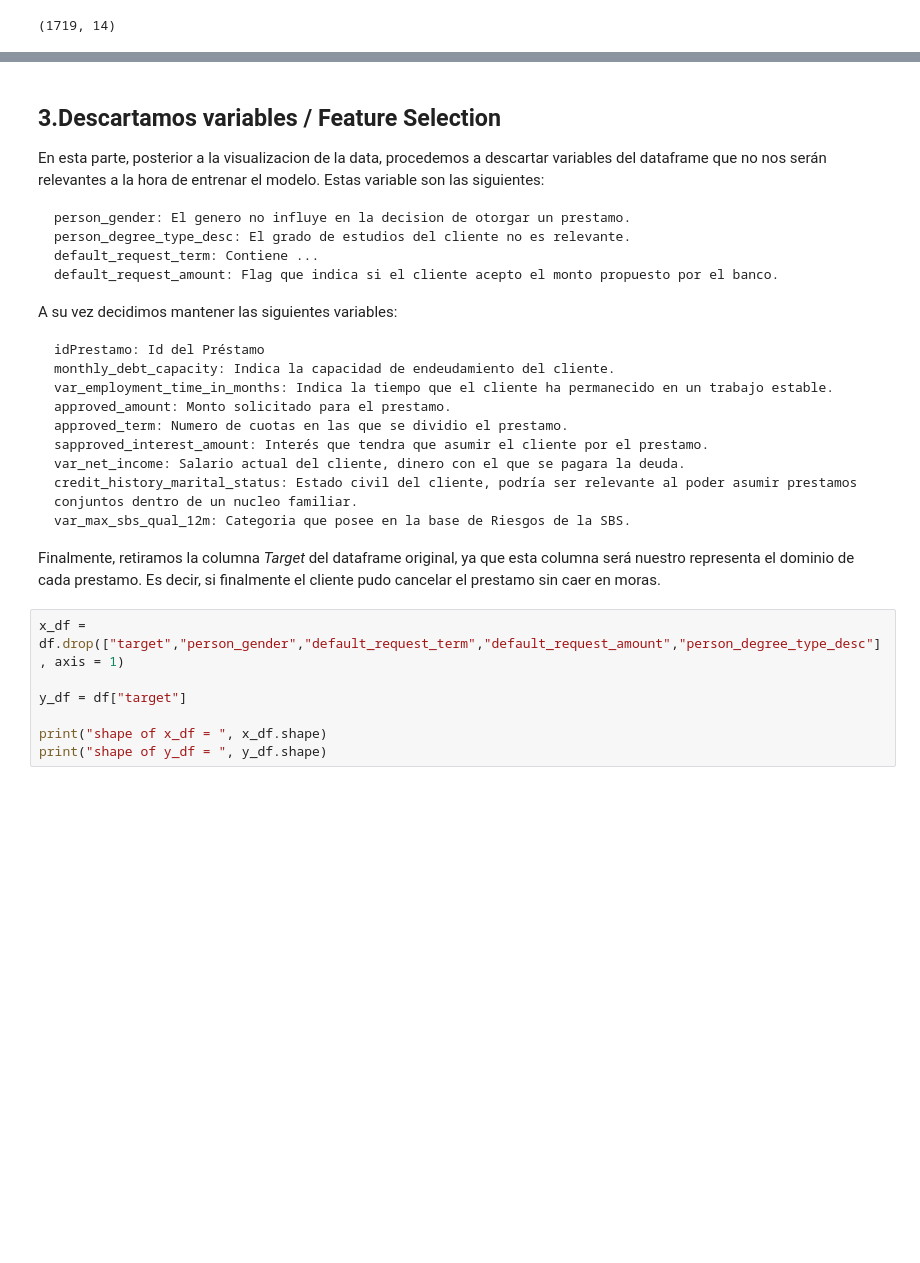
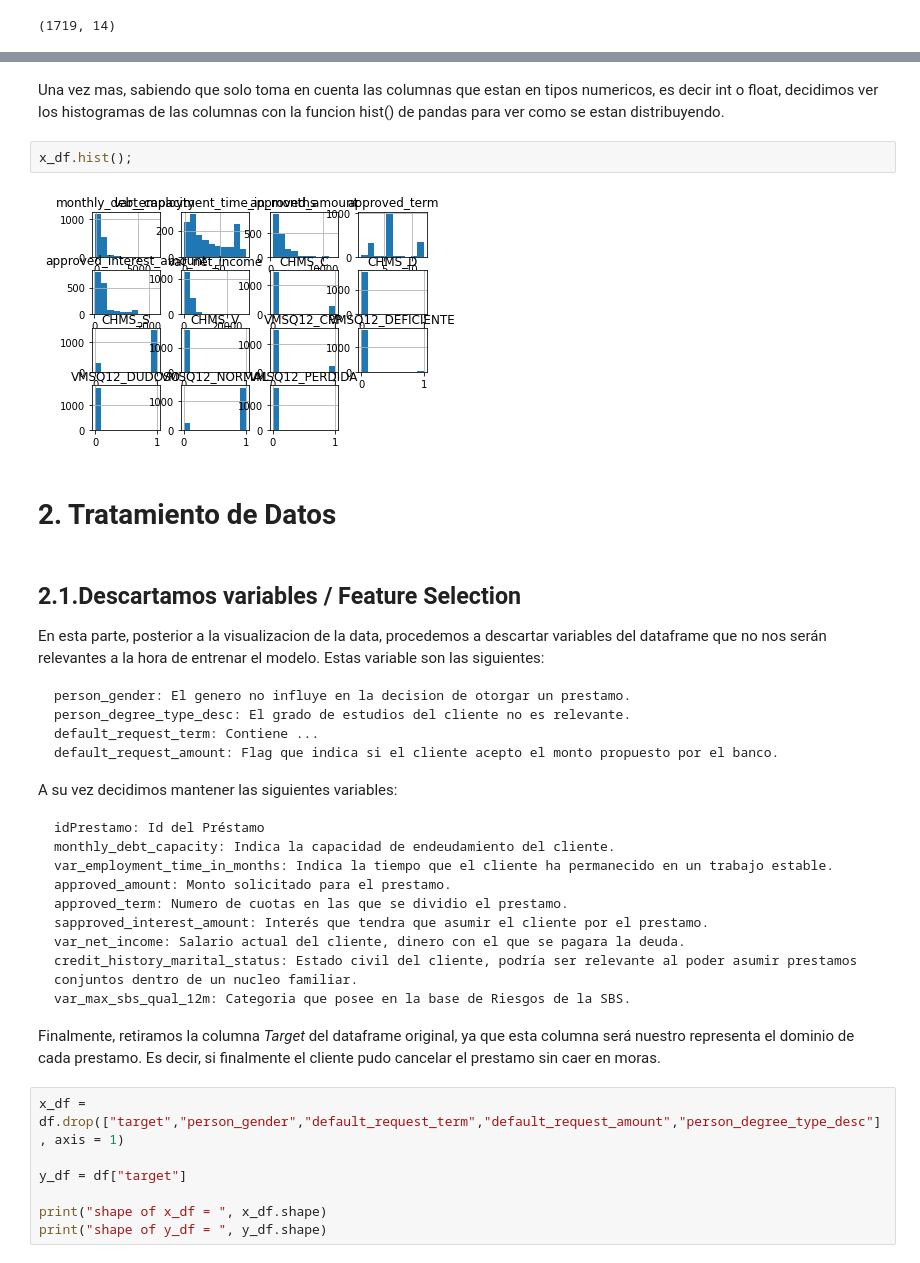
Before and after one commit to AbrahamG20/TPMachineLearning, a Jupyter notebook: TP_Machine_Learning.ipynb, the cells around one changed output, grey strips where cells are left out. Saved outputs shown, nothing was run; the diff lists cells and outputs as text; blank space fills up the shorter version.

Commit message:
Documentacion v4.0
Organize la documentacion para que tenga una estructura bonita.

```diff
--- a/TP_Machine_Learning.ipynb
+++ b/TP_Machine_Learning.ipynb
@@ -48,5 +114,13 @@ df.shape
+# %% [markdown]
+Una vez mas, sabiendo que solo toma en cuenta las columnas que estan en tipos numericos, es decir int o float, decidimos ver los histogramas de las columnas con la funcion hist() de pandas para ver como se estan distribuyendo.
+# %%
+x_df.hist();
+# %% [output]
+[figure, added]
+# %% [markdown]
+# 2.  Tratamiento de Datos
 # %% [markdown]
-## 3.Descartamos variables / Feature Selection
+## 2.1.Descartamos variables / Feature Selection
 En esta parte, posterior a la visualizacion de la data, procedemos a descartar variables del dataframe que no nos serán relevantes a la hora de entrenar el modelo. Estas variable son las siguientes:
 
     person_gender: El genero no influye en la decision de otorgar un prestamo.
```
Also changed, not shown: parts of 42 cells of this notebook.
